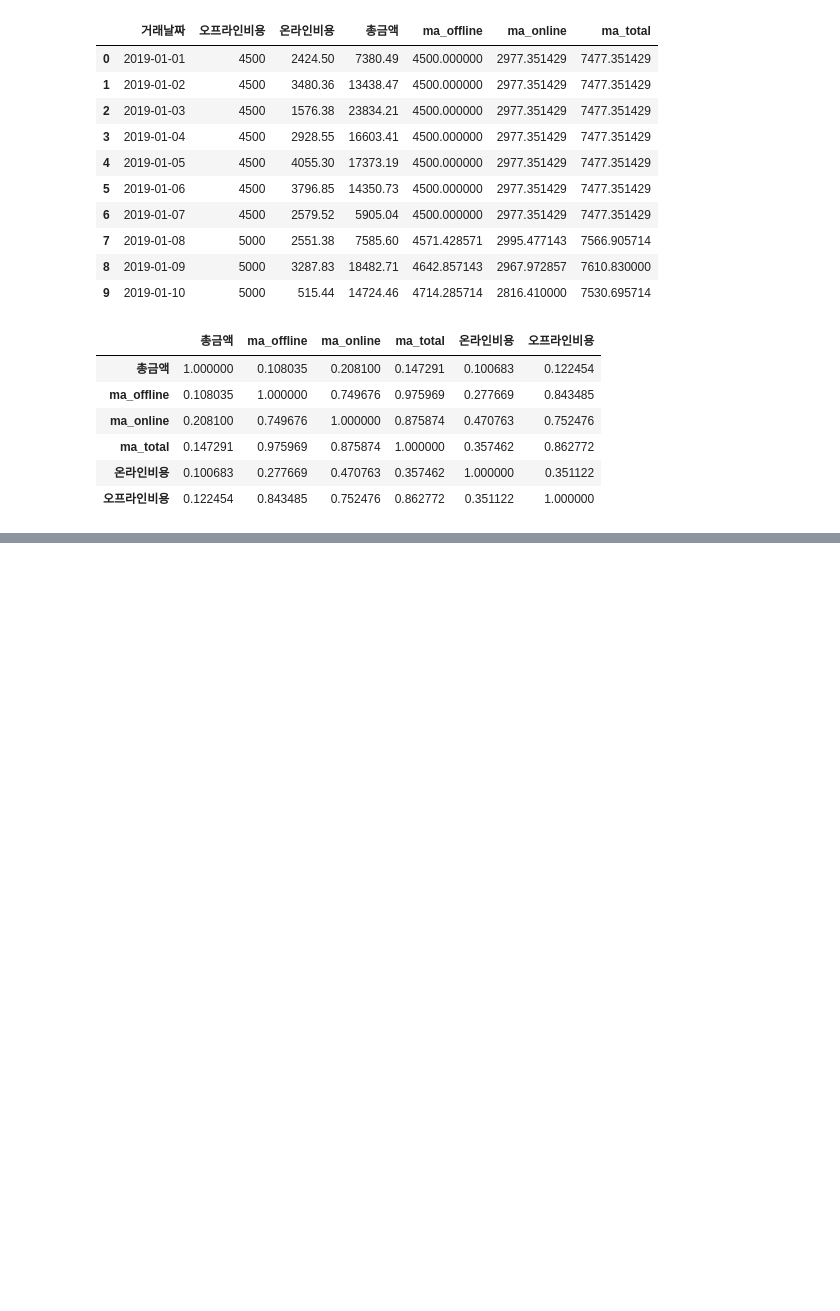
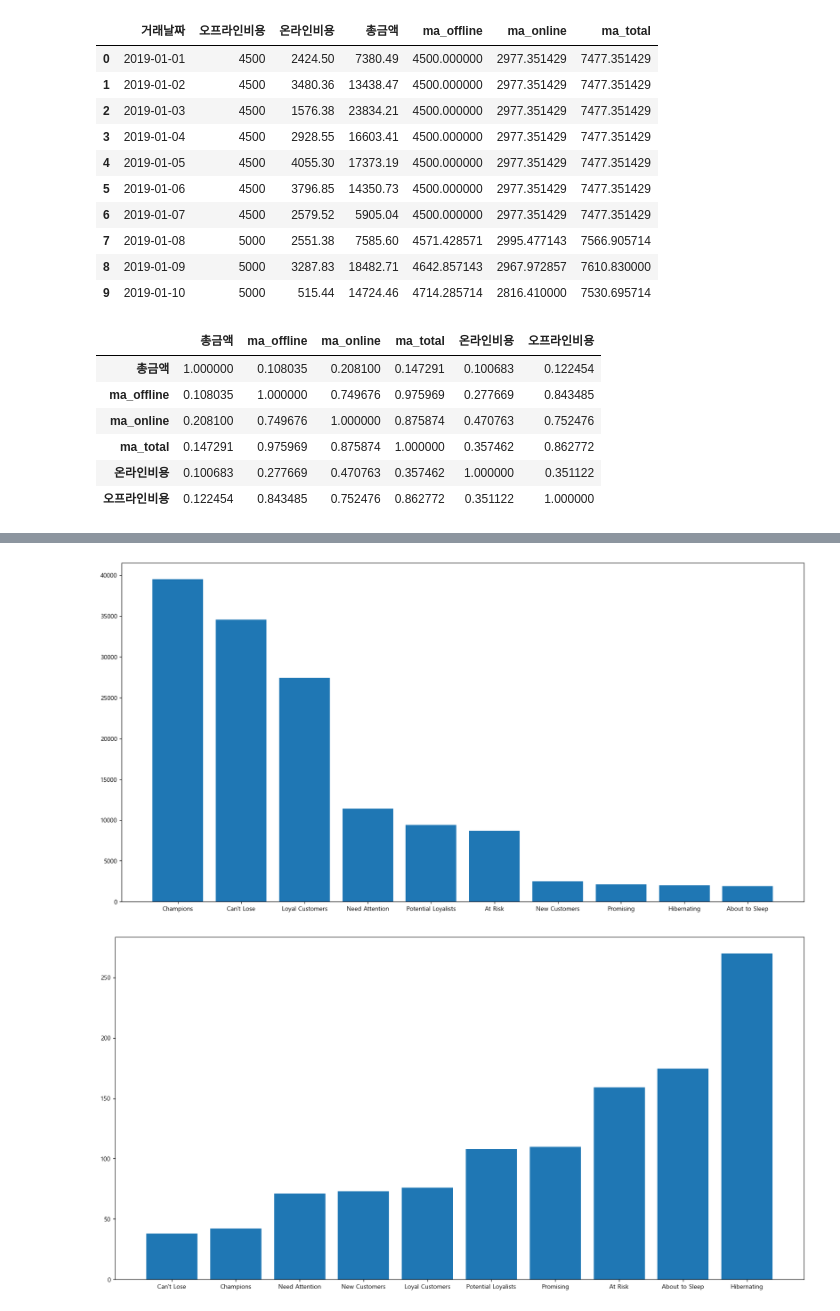
Before and after one commit to ColorConeHead/final_project, a Jupyter notebook: test.ipynb, the cells around one changed output, grey strips where cells are left out. Saved outputs shown, nothing was run; the diff lists cells and outputs as text; code cells hidden in the pictures; blank space fills up the shorter version.

```diff
--- a/test.ipynb
+++ b/test.ipynb
@@ -677,0 +826,3 @@ sns.scatterplot(data=total, x='ma_total', y='총금액')
+# %%
+avg_purchase = rfm4.groupby('Segmentation')[['평균구매주기', 'Monetary']].mean().sort_values('Monetary', ascending=False)
+avg_purchase
@@ -677,0 +842,13 @@ sns.scatterplot(data=total, x='ma_total', y='총금액')
+# %%
+plt.figure(figsize=(20, 10))
+plt.bar(avg_purchase.index, height=avg_purchase['Monetary'])
+plt.show()
+
+avg_purchase = rfm4.groupby('Segmentation')[['평균구매주기', 'Monetary']].mean().sort_values('평균구매주기')
+
+plt.figure(figsize=(20, 10))
+plt.bar(avg_purchase.index, height=avg_purchase['평균구매주기'])
+plt.show()
+# %% [output]
+[figure, added]
+[figure, added]
```
Also changed, not shown: parts of 13 cells of this notebook, 3 other files.
